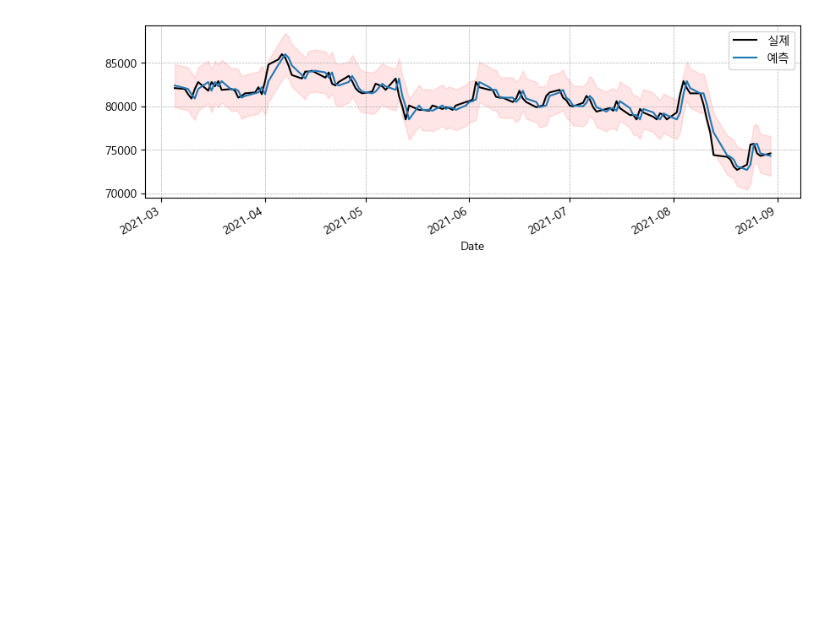
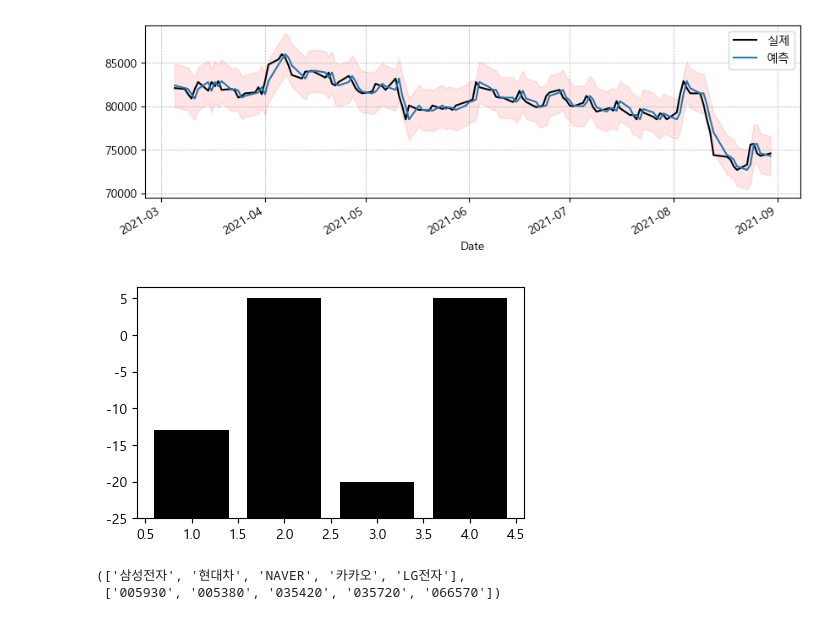
Before and after one commit to junhwan4769/python0, a Jupyter notebook: 05.인공지능/09.시계열(ARIMA).ipynb, the cells around one changed output. Cells and saved outputs as stored; diff of their text form; code cells hidden in the pictures; blank space fills up the shorter version.

```diff
--- a/05.인공지능/09.시계열(ARIMA).ipynb
+++ b/05.인공지능/09.시계열(ARIMA).ipynb
@@ -312,3 +312,25 @@ plt.legend()
 plt.show()
 # %% [output]
 [figure]
+# %%
+plt.figure(figsize=(5,3))
+x =[1,2,3,4]
+y =[-13,5,-20,5]
+miny= min(y)-5
+plt.bar(x,[i-miny for i in y],color='black',bottom=miny)
+plt.show()
+# %% [output]
+[figure, added]
+# %%
+#티커 종목코드 구하기
+import FinanceDataReader as fdr
+df = fdr.StockListing('KRX')
+names = ['삼성전자', '카카오', 'NAVER', 'LG전자', '현대차']
+filt = df['Name'].isin(names)
+df = df[filt][['Code', 'Name']]
+names = list(df['Name'])
+codes = list(df['Code'])
+names, codes
+# %% [output]
+(['삼성전자', '현대차', 'NAVER', '카카오', 'LG전자'],
+ ['005930', '005380', '035420', '035720', '066570'])
```
Also changed, not shown: parts of 18 cells of this notebook, 12 other files.
